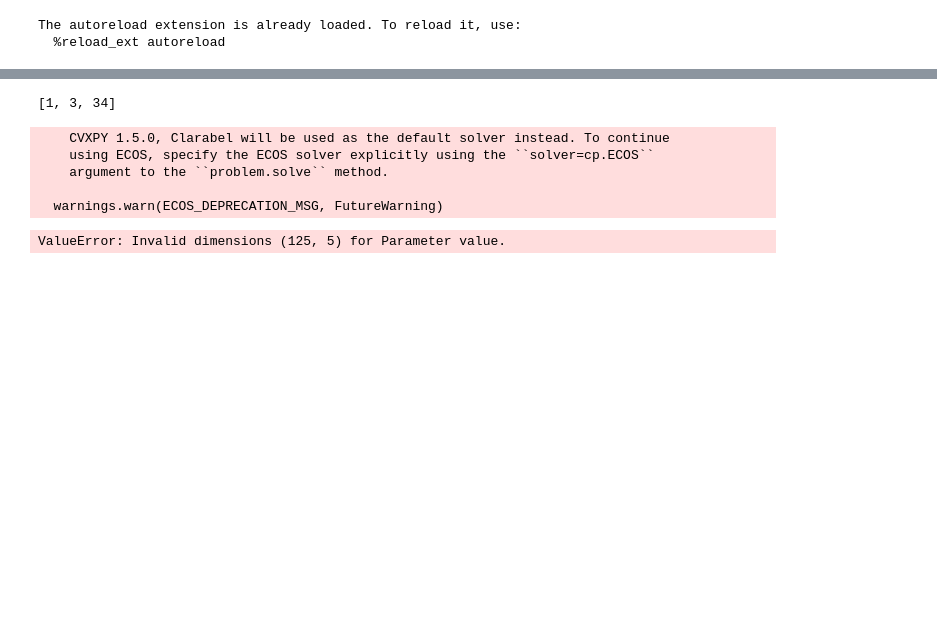
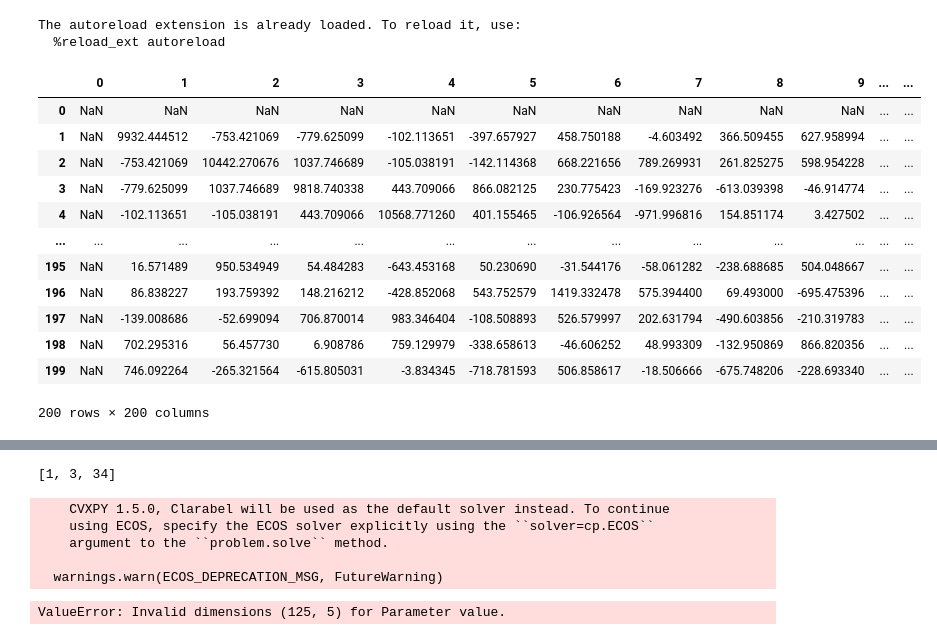
Before and after one commit to cvxgrp/cov_pred_finance, a Jupyter notebook: experiments/extensions/playground.ipynb, the cells around one changed output, grey strips where cells are left out. Cells and saved outputs as stored; diff of their text form; code cells hidden in the pictures; blank space fills up the shorter version.

```diff
--- a/experiments/extensions/playground.ipynb
+++ b/experiments/extensions/playground.ipynb
@@ -28,3 +28,19 @@ The autoreload extension is already loaded. To reload it, use:
 # rf_rate.index = pd.to_datetime(rf_rate.index, format='%Y%m%d')
 
 returns = pd.read_csv('../data/ff5_no_rf.csv', index_col=0, parse_dates=True)
+# %%
+covs[-100][1]
+# %% [output]
+|  | 0 | 1 | 2 | 3 | 4 | 5 | 6 | 7 | 8 | 9 | ... | ... |
+| 0 | NaN | NaN | NaN | NaN | NaN | NaN | NaN | NaN | NaN | NaN | ... | ... |
+| 1 | NaN | 9932.444512 | -753.421069 | -779.625099 | -102.113651 | -397.657927 | 458.750188 | -4.603492 | 366.509455 | 627.958994 | ... | ... |
+| 2 | NaN | -753.421069 | 10442.270676 | 1037.746689 | -105.038191 | -142.114368 | 668.221656 | 789.269931 | 261.825275 | 598.954228 | ... | ... |
+| 3 | NaN | -779.625099 | 1037.746689 | 9818.740338 | 443.709066 | 866.082125 | 230.775423 | -169.923276 | -613.039398 | -46.914774 | ... | ... |
+| 4 | NaN | -102.113651 | -105.038191 | 443.709066 | 10568.771260 | 401.155465 | -106.926564 | -971.996816 | 154.851174 | 3.427502 | ... | ... |
+| ... | ... | ... | ... | ... | ... | ... | ... | ... | ... | ... | ... | ... |
+| 195 | NaN | 16.571489 | 950.534949 | 54.484283 | -643.453168 | 50.230690 | -31.544176 | -58.061282 | -238.688685 | 504.048667 | ... | ... |
+| 196 | NaN | 86.838227 | 193.759392 | 148.216212 | -428.852068 | 543.752579 | 1419.332478 | 575.394400 | 69.493000 | -695.475396 | ... | ... |
+| 197 | NaN | -139.008686 | -52.699094 | 706.870014 | 983.346404 | -108.508893 | 526.579997 | 202.631794 | -490.603856 | -210.319783 | ... | ... |
+| 198 | NaN | 702.295316 | 56.457730 | 6.908786 | 759.129979 | -338.658613 | -46.606252 | 48.993309 | -132.950869 | 866.820356 | ... | ... |
+| 199 | NaN | 746.092264 | -265.321564 | -615.805031 | -3.834345 | -718.781593 | 506.858617 | -18.506666 | -675.748206 | -228.693340 | ... | ... |
+200 rows × 200 columns
```
Also changed, not shown: parts of 28 cells of this notebook, 3 other files.
